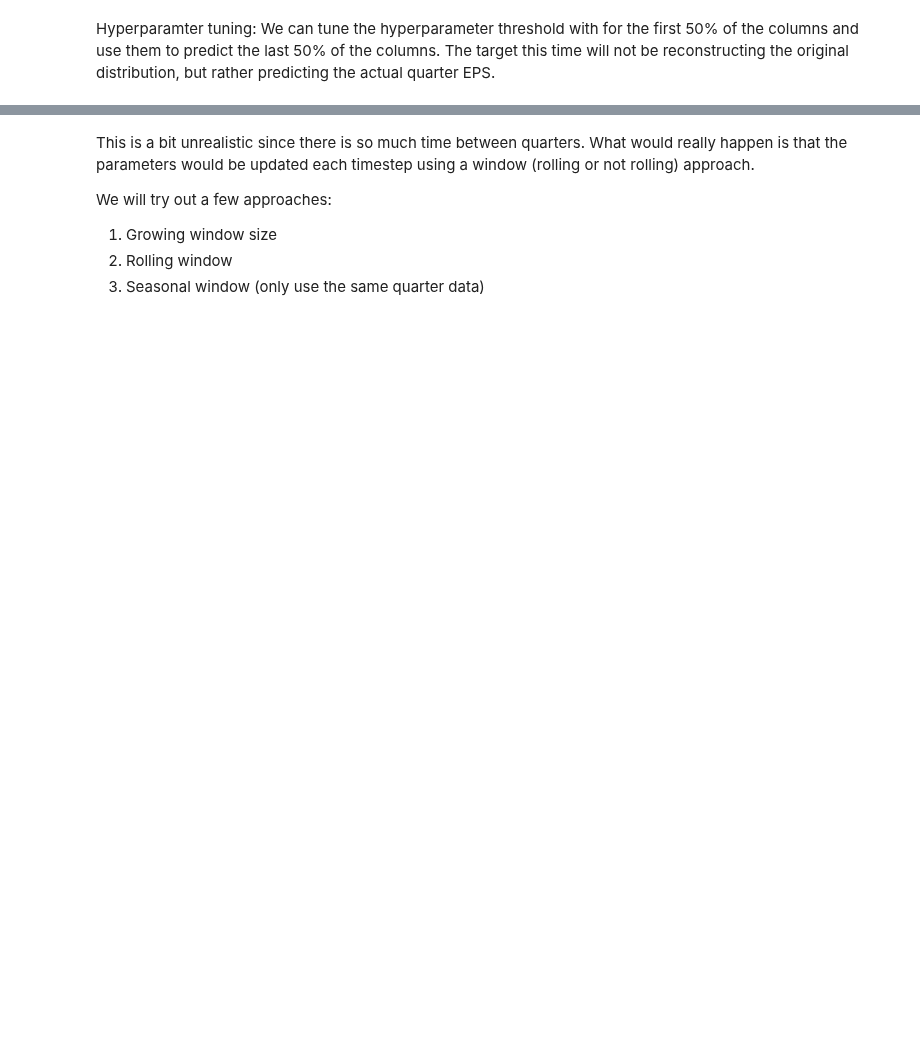
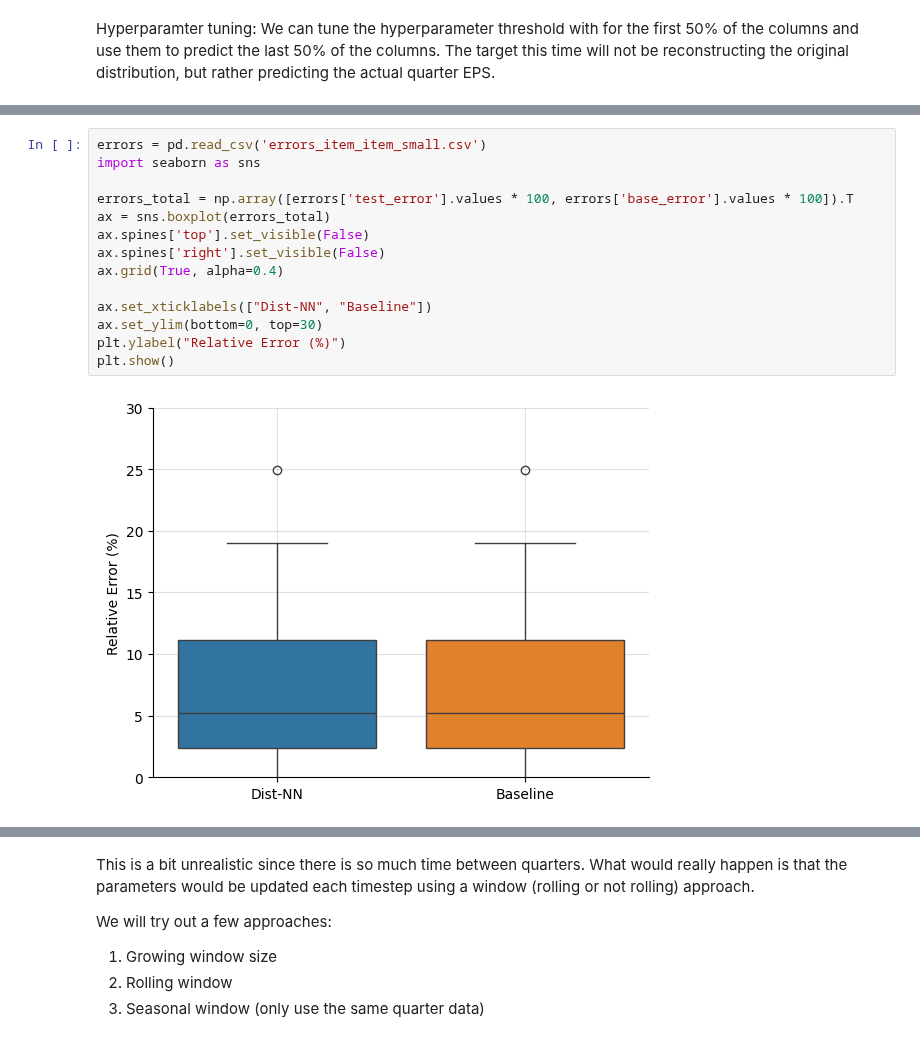
Before and after one commit to jacobf18/Dist-NN, a Jupyter notebook: wrds.ipynb, the cells around one changed output, grey strips where cells are left out. Cells and saved outputs as stored; diff of their text form; blank space fills up the shorter version.

```diff
--- a/wrds.ipynb
+++ b/wrds.ipynb
@@ -715 +717,17 @@ Base:   0.00448292220113849
+# %%
+errors = pd.read_csv('errors_item_item_small.csv')
+import seaborn as sns
+
+errors_total = np.array([errors['test_error'].values * 100, errors['base_error'].values * 100]).T
+ax = sns.boxplot(errors_total)
+ax.spines['top'].set_visible(False)
+ax.spines['right'].set_visible(False)
+ax.grid(True, alpha=0.4)
+
+ax.set_xticklabels(["Dist-NN", "Baseline"])
+ax.set_ylim(bottom=0, top=30)
+plt.ylabel("Relative Error (%)")
+plt.show()
+# %% [output]
+[figure, added]
 # %%
```
Also changed, not shown: parts of 71 cells of this notebook.
